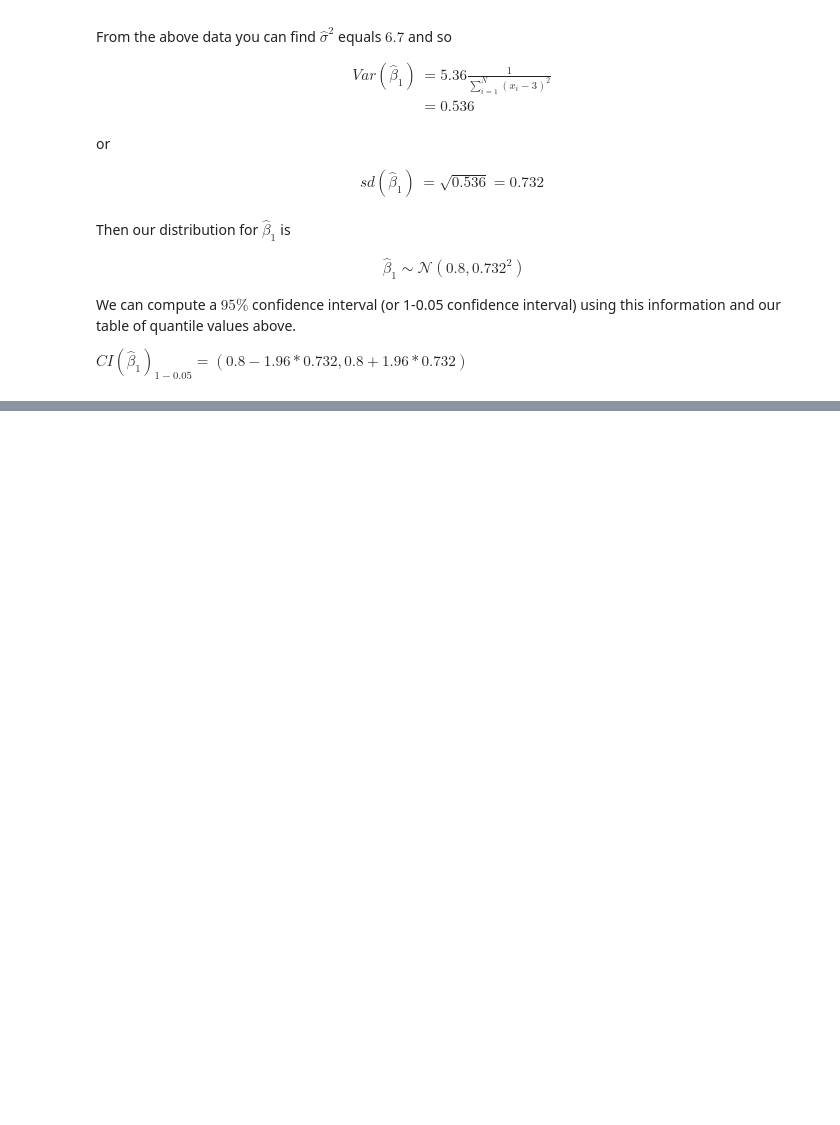
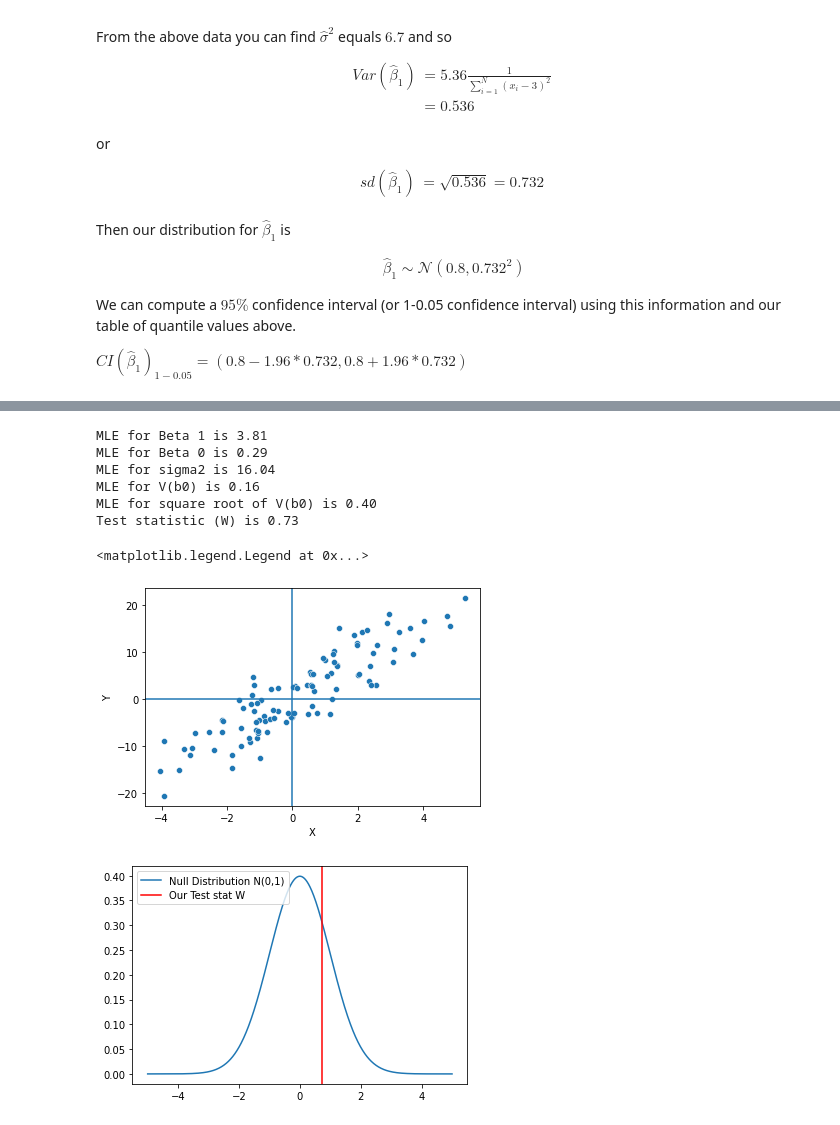
Before and after one commit to computationalUncertaintyLab/2021F_PHDSII, a Jupyter notebook: week06/2021F_Week06.ipynb, the cells around one changed output, grey strips where cells are left out. Cells and saved outputs as stored; diff of their text form; code cells hidden in the pictures; blank space fills up the shorter version.

```diff
--- a/week06/2021F_Week06.ipynb
+++ b/week06/2021F_Week06.ipynb
@@ -360,0 +527,56 @@ $CI(\hat \beta_{1})_{1-0.05} = (0.8-1.96*0.732, 0.8+1.96*0.732)$
+# %%
+import numpy as np
+x = np.random.normal(0,2,100)
+e = np.random.normal(0,4,100)
+y = 0 + 4*x + e
+
+fig,ax = plt.subplots()
+sns.scatterplot(x,y,ax=ax)
+ax.set(xlabel="X",ylabel="Y")
+
+ax.axhline(0)
+ax.axvline(0)
+
+
+avgy = np.mean(y)
+avgx = np.mean(x)
+N = len(y)
+
+mlebeta1 = sum((y-avgy)*(x-avgx))/sum((x-avgx)**2)
+print("MLE for Beta 1 is {:.2f}".format(mlebeta1))
+
+mleBeta0 = avgy - mlebeta1*avgx
+print("MLE for Beta 0 is {:.2f}".format(mleBeta0))
+
+mlesigma2 = np.mean( (y - (mleBeta0+mlebeta1*x))**2 )
+print("MLE for sigma2 is {:.2f}".format(mlesigma2))
+
+mleV = mlesigma2*((1/N) + (avgx**2)/sum((x-avgx)**2))
+print("MLE for V(b0) is {:.2f}".format(mleV))
+
+print("MLE for square root of V(b0) is {:.2f}".format(mleV**0.5))
+
+W = mleBeta0/np.sqrt(mleV)
+print("Test statistic (W) is {:.2f}".format(W))
+
+import scipy.stats
+
+dom = np.linspace(-5,5,10**3)
+standardnormpdf = scipy.stats.norm(0,1).pdf
+
+fig,ax = plt.subplots()
+ax.plot(dom,standardnormpdf(dom),label = "Null Distribution N(0,1)")
+
+ax.axvline(W,color="red",label="Our Test stat W")
+
+ax.legend()
+# %% [output]
+MLE for Beta 1 is 3.81
+MLE for Beta 0 is 0.29
+MLE for sigma2 is 16.04
+MLE for V(b0) is 0.16
+MLE for square root of V(b0) is 0.40
+Test statistic (W) is 0.73
+<matplotlib.legend.Legend at 0x...>
+[figure, added]
+[figure, added]
```
Also changed, not shown: parts of 10 cells of this notebook, 1 other file.
